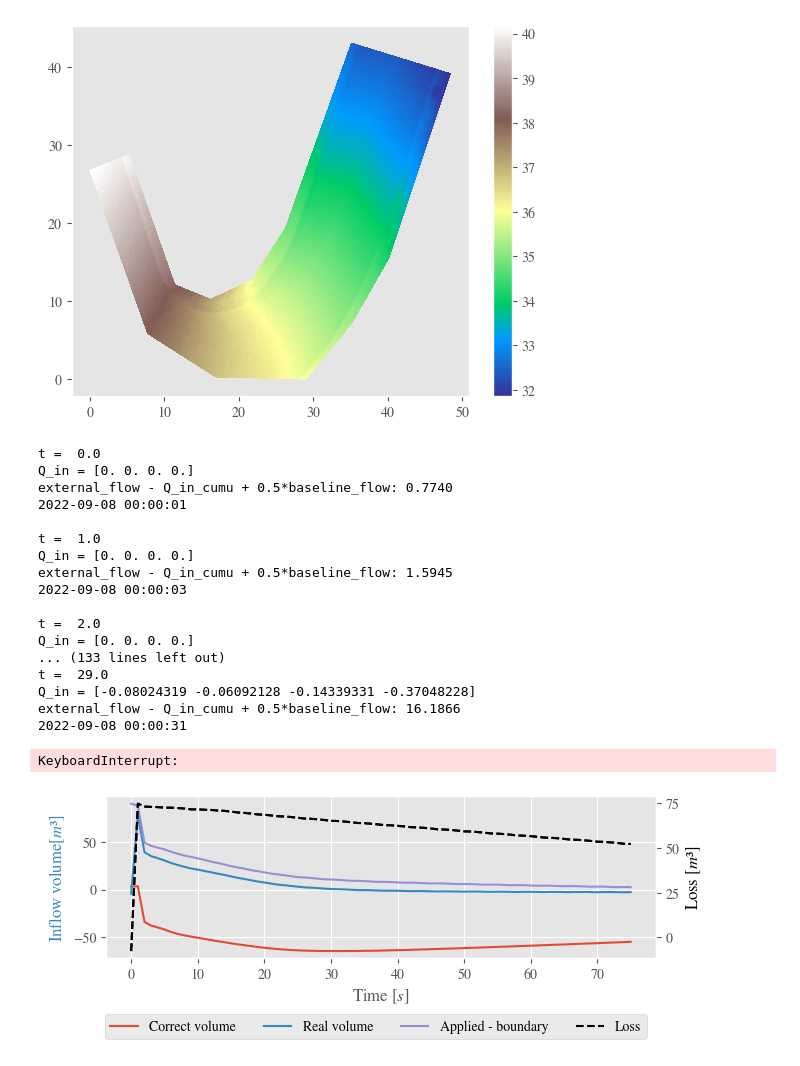
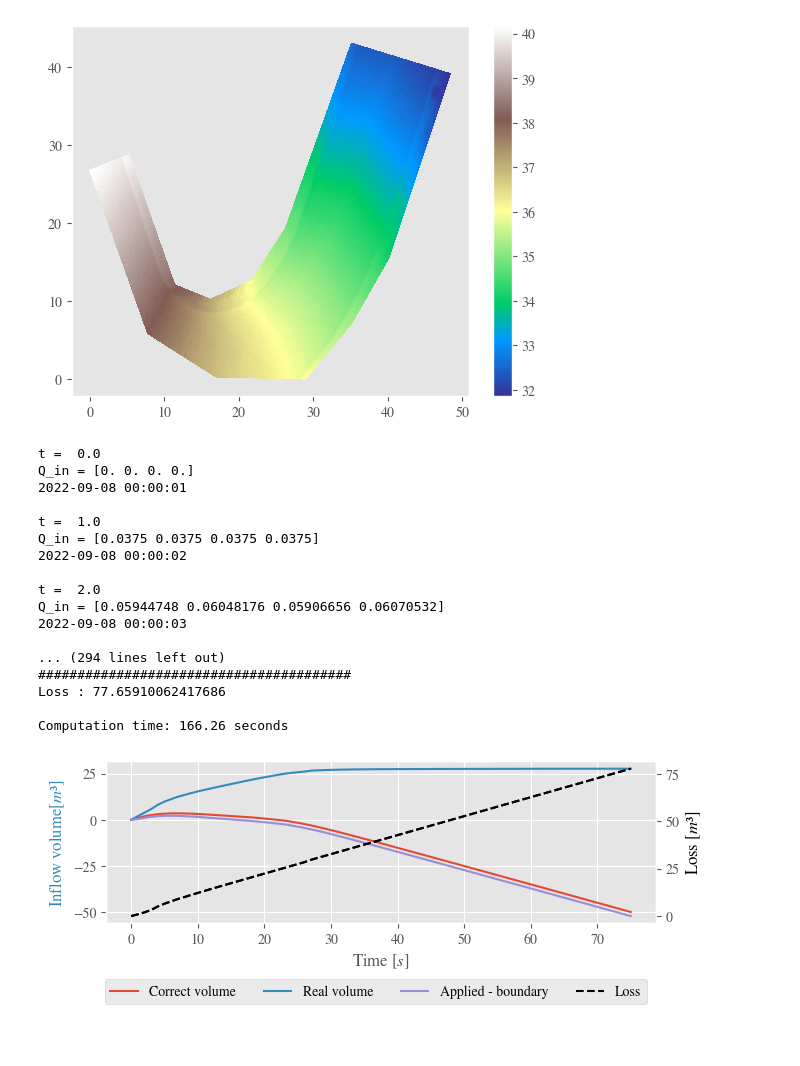
Before and after one commit to antjsor/anuga_drainage, a Jupyter notebook: real_example/real_example_node1_1cms_in.ipynb, the cells around one changed output. Cells and saved outputs as stored; diff of their text form; code cells hidden in the pictures.

Commit message:
Fixed and checked mass balances for triple culvert w new coupling

```diff
--- a/real_example/real_example_node1_1cms_in.ipynb
+++ b/real_example/real_example_node1_1cms_in.ipynb
@@ -131,4 +164,5 @@ if inp_name == 'real_example_inflow_warmup.inp':
 # %%
+
 node_ids      = [node.nodeid for node in Nodes(sim)]
 in_node_ids   = [node.nodeid for node in Nodes(sim) if node.is_junction()]
 n_in_nodes    = len(in_node_ids)
@@ -142,6 +176,8 @@ inlet_vol_cumu = 0
 n_sides        = 6
 
 inlet_operators,inlet_elevation,_,_ = initialize_inlets(domain,sim,inp,n_sides,inlet_area,Q_in_0,rotation = 0)
+rain_operators,_,_,_ = initialize_inlets(domain, sim, inp, n_sides, inlet_area, Q_rain, rotation = 0)
+
 
 inlet_weir_length = 2*np.sqrt(np.pi*inlet_area)
 
@@ -154,8 +190,8 @@ losses           = []
 outfall_vols     = []
 boundary_fluxs    = []
 applied_inflows  = []
-correct_volumes  = []
-real_volumes     = []
+correct_vols  = []
+real_vols     = []
 anuga_depths_out = []
 sewer_volumes    = []
 inlet_floods     = []
@@ -216,15 +252,17 @@ for t in domain.evolve(yieldstep=dt, finaltime=ft):
     sewer_volume         = link_volume + node_volume
     boundary_flux        = domain.get_boundary_flux_integral() # actually volume
 
-    total_volume_correct = t*baseline_flow + 0.5*baseline_flow + boundary_flux + link_volume_0 - outfall_vol
+    # total_volume_correct = t*baseline_flow + 0.5*baseline_flow + boundary_flux + link_volume_0 - outfall_vol
+    total_volume_correct = t*1.0 + boundary_flux + link_volume_0 - outfall_vol
     total_volume_real    = domain_volume + sewer_volume
-
-    # applied_inflow       = (system_routing.routing_stats["external_inflow"] - Q_in_cumu)*dt
 
     applied_inflow       = (system_routing.routing_stats["external_inflow"] - Q_in_cumu)*dt
 
     node_head = np.array([node.head for node in Nodes(sim) if node.is_junction()])
-    Q_in       = 1.0 *calculate_Q(node_head, anuga_depths, inlet_elevation, inlet_weir_length, inlet_area, cw, co) # inputs between manual and auto checked to be the same 20/09
+    # Q_in       = 1.0 *calculate_Q(node_head, anuga_depths, inlet_elevation, inlet_weir_length, inlet_area, cw, co) # inputs between manual and auto checked to be the same 20/09
+    inlet_volumes = [inlet_operators[nodeid].inlet.get_total_water_volume() for nodeid in in_node_ids]
+    Q_in = 1.0 * calculate_Q_v2(node_head, anuga_depths, inlet_elevation, inlet_weir_length, inlet_area, inlet_volumes, dt, cw = 0.67, co = 0.67)
+
     Q_in       = ((time_average - dt)*Q_in_old + dt*Q_in)/time_average
     Q_in_old   = Q_in.copy()
     Q_in_cumu += sum(Q_in)
@@ -254,11 +292,11 @@ for t in domain.evolve(yieldstep=dt, finaltime=ft):
     old_inlet_flood_vol = inlet_flood_vol.copy()
 
 
-    # inlet_idx = 0
-    # for node in Nodes(sim):
-    #     if node.is_junction():
-    #         inlet_operators[node.nodeid].set_Q(inlet_flow[inlet_idx])
-    #         inlet_idx += 1
+    inlet_idx = 0
+    for node in Nodes(sim):
+        if node.is_junction():
+            inlet_operators[node.nodeid].set_Q(inlet_flow[inlet_idx] + 0.25)
+            inlet_idx += 1
 
     # inlet_idx = 0
     # for node in Nodes(sim):
@@ -266,15 +304,11 @@ for t in domain.evolve(yieldstep=dt, finaltime=ft):
     #         inlet_operators[node.nodeid].set_Q(inlet_flood_flow[inlet_idx] - Q_in[inlet_idx])
     #         inlet_idx += 1
 
-    for idx, nodeid in enumerate(in_node_ids):
-            inlet_operators[nodeid].set_Q(inlet_flood_flow[idx] - Q_in[idx])
-
-
 
 
     applied_inflows.append(applied_inflow)
-    correct_volumes.append(total_volume_correct)
-    real_volumes.append(total_volume_real)
+    correct_vols.append(total_volume_correct)
+    real_vols.append(total_volume_real)
     outfall_vols.append(outfall_vol)
     loss = total_volume_real - total_volume_correct
     losses.append(loss)
@@ -291,7 +325,6 @@ for t in domain.evolve(yieldstep=dt, finaltime=ft):
     if domain.yieldstep_counter%output_frequency == 0 and do_print:
         print('\nt = ',t)
         print(f'Q_in = {Q_in}')
-        print(f'external_flow - Q_in_cumu + 0.5*baseline_flow: {system_routing.routing_stats["external_inflow"] - Q_in_cumu + 0.5*baseline_flow:.4f}')
         print(sim.current_time)
         # print(f'-sum(inlet_vol) + Q_in_cumu -: {-sum(inlet_vol) + Q_in_cumu- sum(inlet_flood_vol):.4f}')
     # sim.step_advance(dt)
@@ -307,19 +340,18 @@ print(f'\nComputation time: {wall_clock_end - wall_clock_start:.2f} seconds')
 # %% [output]
 t =  0.0
 Q_in = [0. 0. 0. 0.]
-external_flow - Q_in_cumu + 0.5*baseline_flow: 0.7740
 2022-09-08 00:00:01
 
 t =  1.0
-Q_in = [0. 0. 0. 0.]
-external_flow - Q_in_cumu + 0.5*baseline_flow: 1.5945
+Q_in = [0.0375 0.0375 0.0375 0.0375]
+2022-09-08 00:00:02
+
+t =  2.0
+Q_in = [0.05944748 0.06048176 0.05906656 0.06070532]
 2022-09-08 00:00:03
 
-t =  2.0
-Q_in = [0. 0. 0. 0.]
-... (133 lines left out)
-t =  29.0
-Q_in = [-0.08024319 -0.06092128 -0.14339331 -0.37048228]
-external_flow - Q_in_cumu + 0.5*baseline_flow: 16.1866
-2022-09-08 00:00:31
+... (294 lines left out)
+########################################
+Loss : 77.65910062417686
+
+Computation time: 166.26 seconds
-KeyboardInterrupt:
@@ -453,40 +365,40 @@ fig_aspect = 3
 fig, ax = plt.subplots(1,1)
 fig.set_size_inches(fig_size, fig_size/fig_aspect, forward=True)
 
-ax.plot(times,correct_volumes,label = 'Correct volume')
+ax.plot(times,correct_vols,label = 'Correct volume')
 # ax.plot(times,np.array(correct_vols)-np.array(Q_in_cumsums),label = 'Coupled model')
-ax.plot(times,real_volumes,label = 'Real volume')
+ax.plot(times,real_vols,label = 'Real volume')
 
 ax.set_ylabel('Inflow volume[$m³$]')
 ax.set_xlabel('Time [$s$]')
 ax.yaxis.label.set_color(ax.get_lines()[1].get_color())
 ax.yaxis.set_major_locator(plt.MaxNLocator(4))
 ax.plot(times, numpy.array(applied_inflows)+np.array(boundary_fluxs)-np.array(outfall_vols)-np.sum(Q_ins,axis = 1),label = 'Applied - boundary')
 
 diff_ax = ax.twinx()
 diff_ax.plot(times,losses,label = 'Loss',color = 'k',linestyle = '--')
-diff_ax.plot(times,np.array(real_volumes)- np.array(correct_volumes),label = 'Loss',color = 'k',linestyle = '--')
+diff_ax.plot(times,np.array(real_vols)- np.array(correct_vols),label = 'Loss',color = 'k',linestyle = '--')
 
 diff_ax.grid(False)
 diff_ax.set_ylabel('Loss [$m³$]')
 diff_ax.yaxis.set_major_locator(plt.MaxNLocator(4))
 # diff_ax.set_ylim([-0.5, 0.5])
 # diff_ax.legend()
 
 # ax.set_title(f'${baseline_flow}$m³/s on Inlet 1')
 diff_ax.yaxis.label.set_color(diff_ax.get_lines()[0].get_color())
 ax.plot([],[],color = 'k',linestyle = '--',label = 'Loss')
 fig.tight_layout(pad = .5)
 handles, labels = ax.get_legend_handles_labels()
 lgd = fig.legend(handles, labels, loc="lower center", bbox_to_anchor=(0.5,-0.15),handlelength=2,ncol=4)
 if False:
     # plt.savefig(plot_path +'vol_vs_method_' + plotname + '.eps',format = 'eps', bbox_extra_artists=(lgd,), bbox_inches='tight')
     # plt.savefig(plot_name + '.eps', bbox_inches='tight')
     # plt.savefig(plot_name + '.png', bbox_inches='tight')
     plt.savefig('plots/no_coupling_flooding_mass_conservation' + '.eps', bbox_inches='tight')
     plt.savefig('plots/no_coupling_flooding_mass_conservation' + '.png', bbox_inches='tight')
 # %% [output]
-[figure, old version]
+[figure, new version]
 # %%
 sewer_volume
 # %% [output]
```
Also changed, not shown: parts of 24 cells of this notebook, 55 other files.
